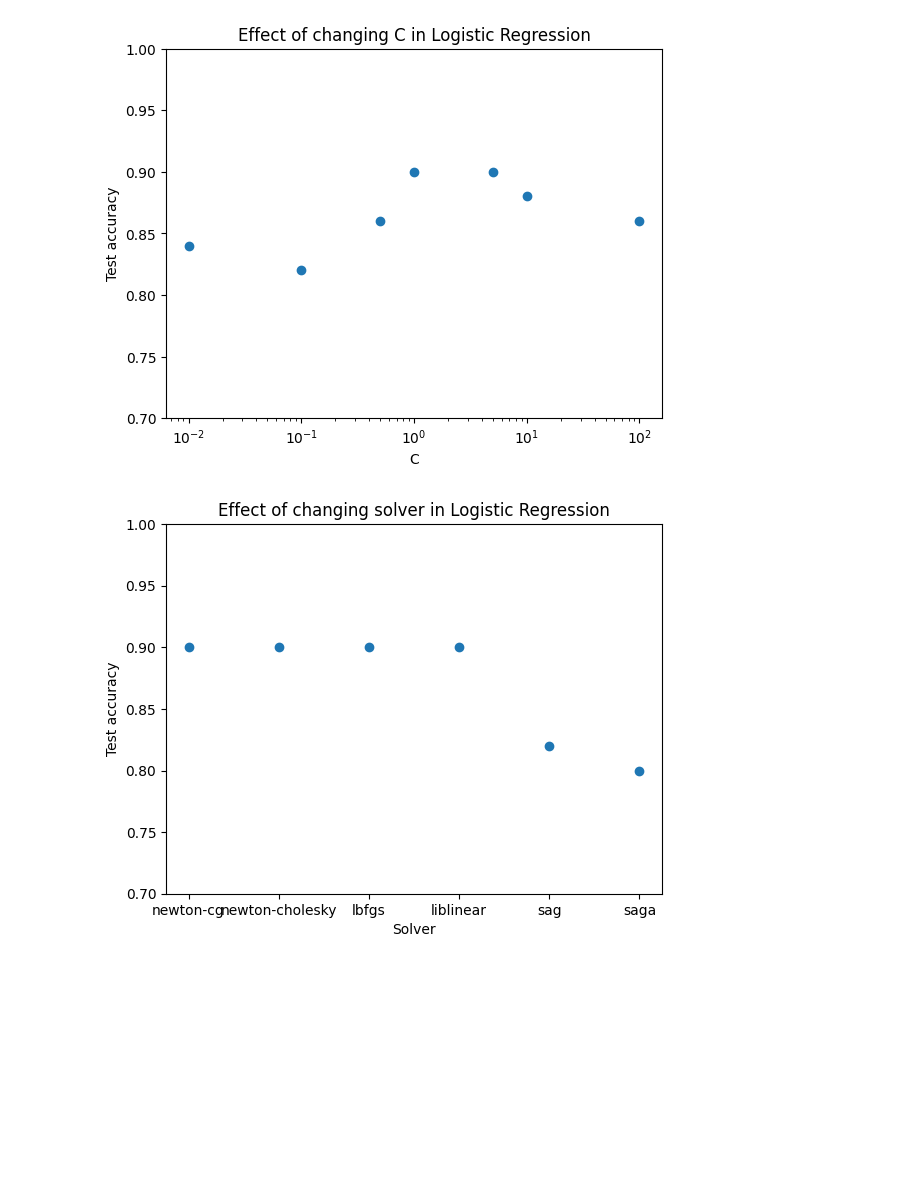
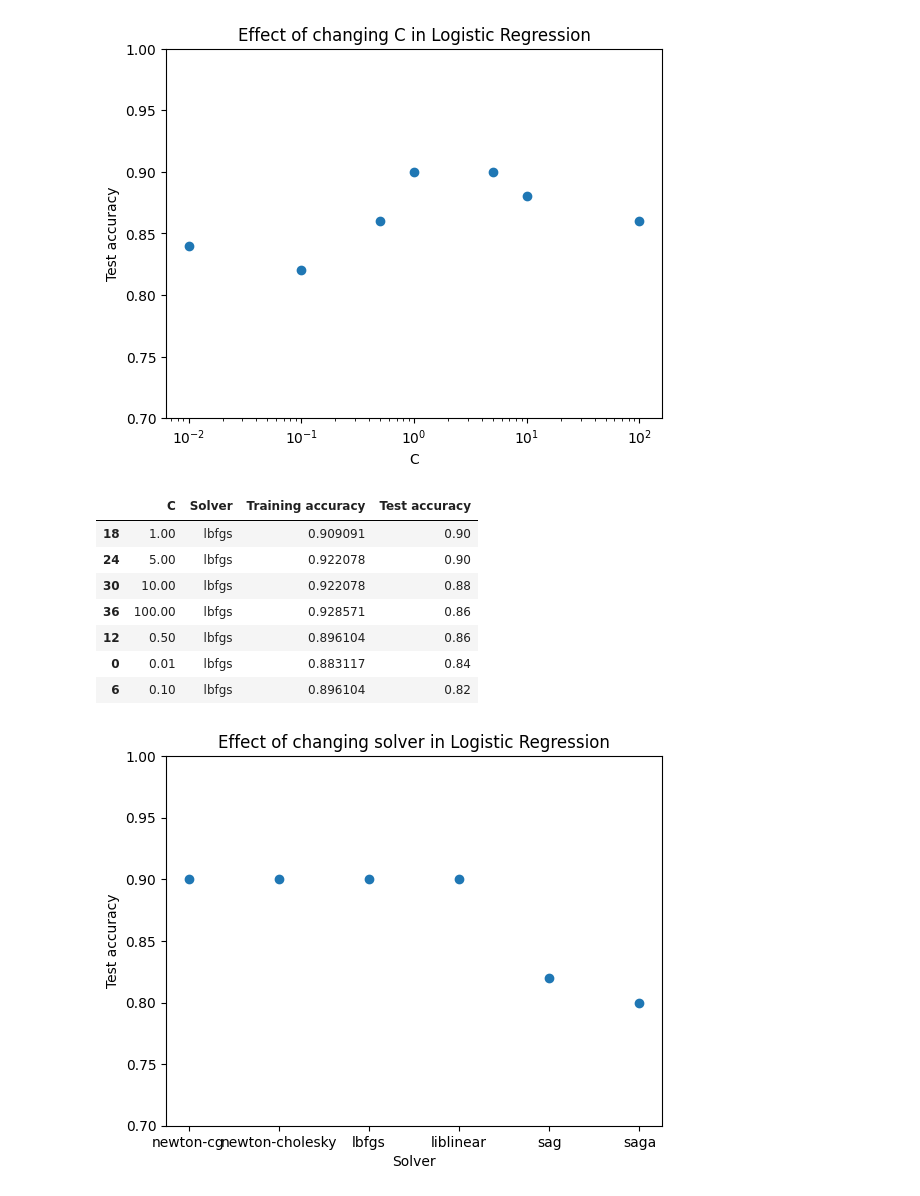
Before and after one commit to MichaelMcCarey/WildfiresProject, a Jupyter notebook: WildfiresProject.ipynb, the cells around one changed output. Cells and saved outputs as stored; diff of their text form; code cells hidden in the pictures; blank space fills up the shorter version.

```diff
--- a/WildfiresProject.ipynb
+++ b/WildfiresProject.ipynb
@@ -176,6 +176,17 @@ plt.title('Effect of changing C in Logistic Regression')
 plt.show()
 # %% [output]
 [figure]
+# %%
+logistic_chart_C
+# %% [output]
+|  | C | Solver | Training accuracy | Test accuracy |
+| 18 | 1.00 | lbfgs | 0.909091 | 0.90 |
+| 24 | 5.00 | lbfgs | 0.922078 | 0.90 |
+| 30 | 10.00 | lbfgs | 0.922078 | 0.88 |
+| 36 | 100.00 | lbfgs | 0.928571 | 0.86 |
+| 12 | 0.50 | lbfgs | 0.896104 | 0.86 |
+| 0 | 0.01 | lbfgs | 0.883117 | 0.84 |
+| 6 | 0.10 | lbfgs | 0.896104 | 0.82 |
 # %%
 # to show effect of changing solver with a constant C with default = 1
 logistic_chart_solver =  logistic_chart[logistic_chart['C'] == 1]
```
Also changed, not shown: parts of 3 cells of this notebook.
